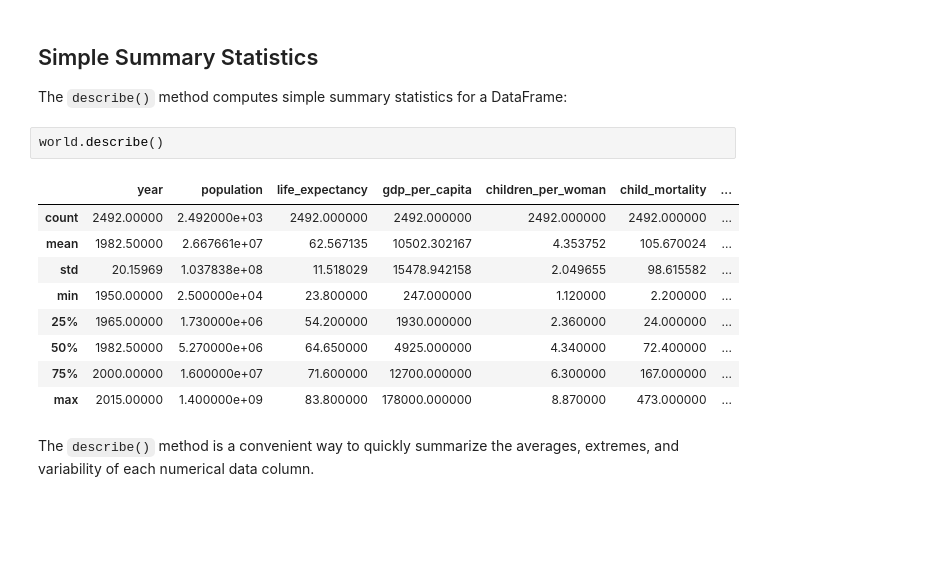
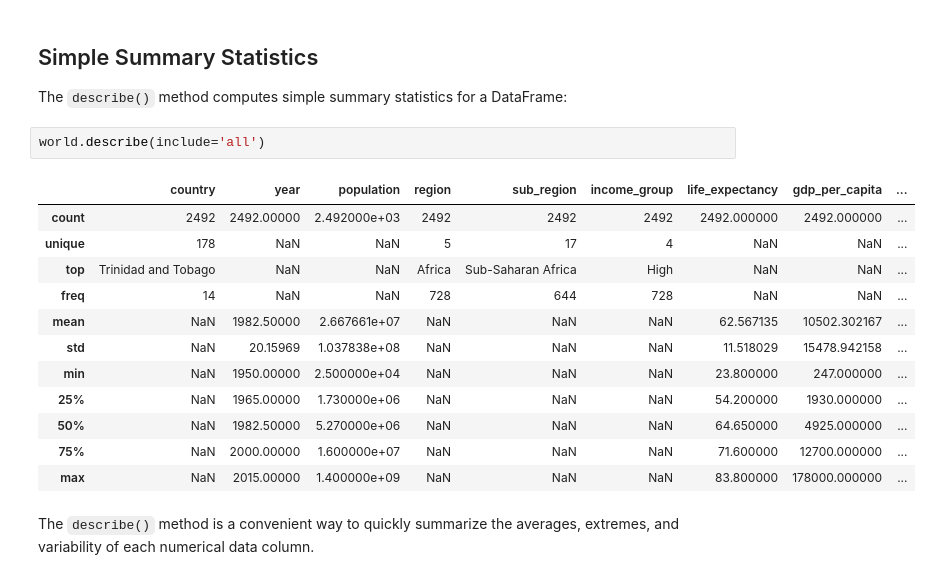
Before and after one commit to sedv8808/synaptive_lighthouse_workshop, a Jupyter notebook: W1D1/W1D1_Anaconda_and_Pandas.ipynb, the cells around one changed output. Cells and saved outputs as stored; diff of their text form; blank space fills up the shorter version.

```diff
--- a/W1D1/W1D1_Anaconda_and_Pandas.ipynb
+++ b/W1D1/W1D1_Anaconda_and_Pandas.ipynb
@@ -281,17 +281,20 @@ Index(['country', 'year', 'population', 'region', 'sub_region', 'income_group',
 
 The `describe()` method computes simple summary statistics for a DataFrame:
 # %%
-world.describe()
+world.describe(include='all')
 # %% [output]
-|  | year | population | life_expectancy | gdp_per_capita | children_per_woman | child_mortality | ... |
-| count | 2492.00000 | 2.492000e+03 | 2492.000000 | 2492.000000 | 2492.000000 | 2492.000000 | ... |
-| mean | 1982.50000 | 2.667661e+07 | 62.567135 | 10502.302167 | 4.353752 | 105.670024 | ... |
-| std | 20.15969 | 1.037838e+08 | 11.518029 | 15478.942158 | 2.049655 | 98.615582 | ... |
-| min | 1950.00000 | 2.500000e+04 | 23.800000 | 247.000000 | 1.120000 | 2.200000 | ... |
-| 25% | 1965.00000 | 1.730000e+06 | 54.200000 | 1930.000000 | 2.360000 | 24.000000 | ... |
-| 50% | 1982.50000 | 5.270000e+06 | 64.650000 | 4925.000000 | 4.340000 | 72.400000 | ... |
-| 75% | 2000.00000 | 1.600000e+07 | 71.600000 | 12700.000000 | 6.300000 | 167.000000 | ... |
-| max | 2015.00000 | 1.400000e+09 | 83.800000 | 178000.000000 | 8.870000 | 473.000000 | ... |
+|  | country | year | population | region | sub_region | income_group | life_expectancy | gdp_per_capita | ... |
+| count | 2492 | 2492.00000 | 2.492000e+03 | 2492 | 2492 | 2492 | 2492.000000 | 2492.000000 | ... |
+| unique | 178 | NaN | NaN | 5 | 17 | 4 | NaN | NaN | ... |
+| top | Trinidad and Tobago | NaN | NaN | Africa | Sub-Saharan Africa | High | NaN | NaN | ... |
+| freq | 14 | NaN | NaN | 728 | 644 | 728 | NaN | NaN | ... |
+| mean | NaN | 1982.50000 | 2.667661e+07 | NaN | NaN | NaN | 62.567135 | 10502.302167 | ... |
+| std | NaN | 20.15969 | 1.037838e+08 | NaN | NaN | NaN | 11.518029 | 15478.942158 | ... |
+| min | NaN | 1950.00000 | 2.500000e+04 | NaN | NaN | NaN | 23.800000 | 247.000000 | ... |
+| 25% | NaN | 1965.00000 | 1.730000e+06 | NaN | NaN | NaN | 54.200000 | 1930.000000 | ... |
+| 50% | NaN | 1982.50000 | 5.270000e+06 | NaN | NaN | NaN | 64.650000 | 4925.000000 | ... |
+| 75% | NaN | 2000.00000 | 1.600000e+07 | NaN | NaN | NaN | 71.600000 | 12700.000000 | ... |
+| max | NaN | 2015.00000 | 1.400000e+09 | NaN | NaN | NaN | 83.800000 | 178000.000000 | ... |
 # %% [markdown]
 The `describe()` method is a convenient way to quickly summarize the averages, extremes, and variability of each numerical data column.
 # %% [markdown]
```
Also changed, not shown: parts of 1 cell of this notebook, 1 other file.
